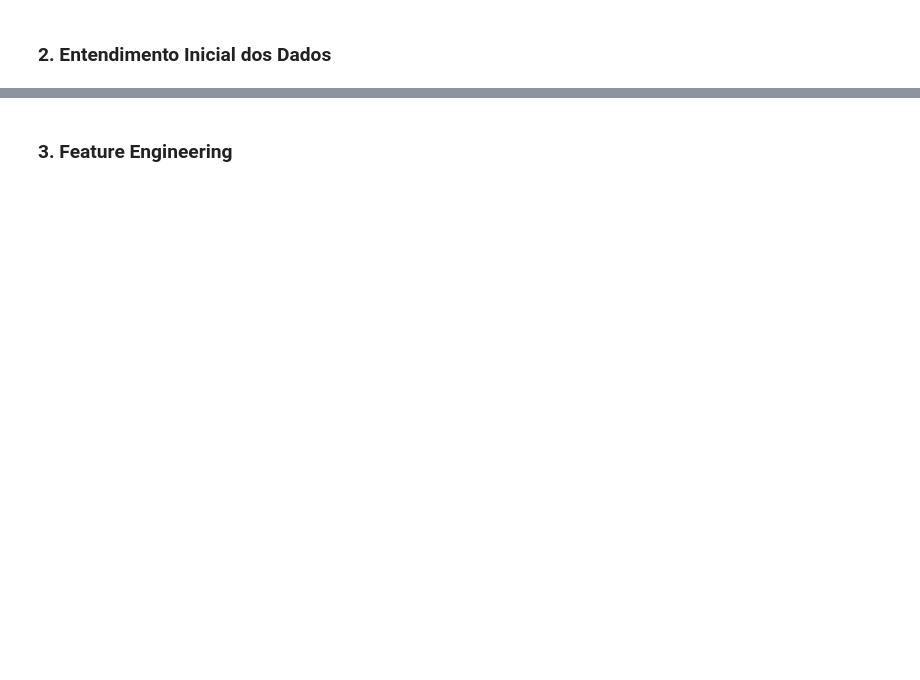
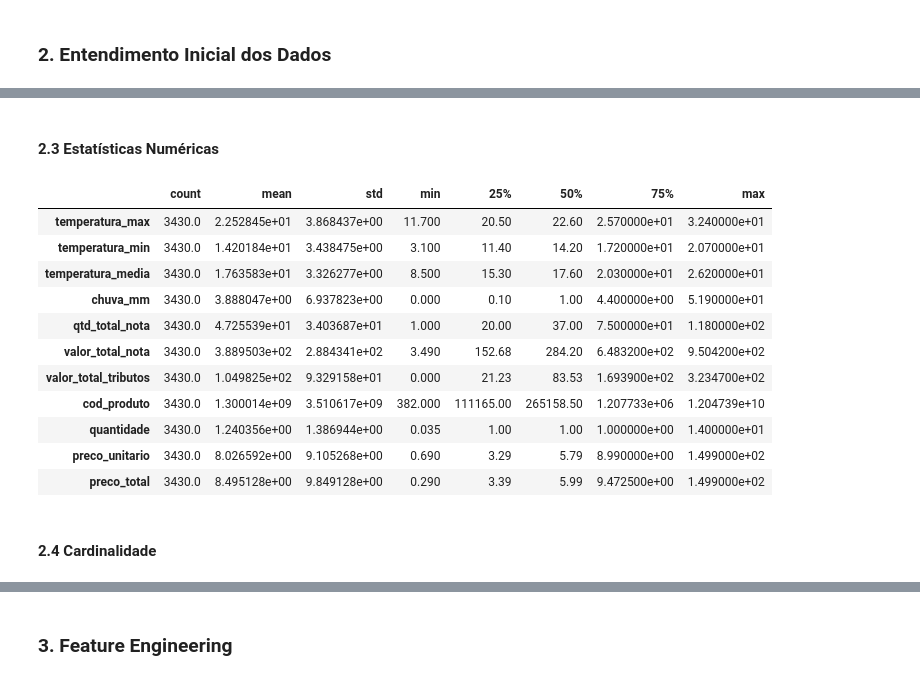
Before and after one commit to RenanScavazzini/model_supermarket, a Jupyter notebook: 03_modelagem.ipynb, the cells around one changed output, grey strips where cells are left out. Saved outputs shown, nothing was run; the diff lists cells and outputs as text; code cells hidden in the pictures; blank space fills up the shorter version.

```diff
--- a/03_modelagem.ipynb
+++ b/03_modelagem.ipynb
@@ -135,0 +152,2 @@ dtype: int64
+# %%
+results = analyze_dataset(df)
@@ -135,0 +185,19 @@ dtype: int64
+# %% [markdown]
+#### 2.3 Estatísticas Numéricas
+# %%
+results['numeric_description']
+# %% [output]
+|  | count | mean | std | min | 25% | 50% | 75% | max |
+| temperatura_max | 3430.0 | 2.252845e+01 | 3.868437e+00 | 11.700 | 20.50 | 22.60 | 2.570000e+01 | 3.240000e+01 |
+| temperatura_min | 3430.0 | 1.420184e+01 | 3.438475e+00 | 3.100 | 11.40 | 14.20 | 1.720000e+01 | 2.070000e+01 |
+| temperatura_media | 3430.0 | 1.763583e+01 | 3.326277e+00 | 8.500 | 15.30 | 17.60 | 2.030000e+01 | 2.620000e+01 |
+| chuva_mm | 3430.0 | 3.888047e+00 | 6.937823e+00 | 0.000 | 0.10 | 1.00 | 4.400000e+00 | 5.190000e+01 |
+| qtd_total_nota | 3430.0 | 4.725539e+01 | 3.403687e+01 | 1.000 | 20.00 | 37.00 | 7.500000e+01 | 1.180000e+02 |
+| valor_total_nota | 3430.0 | 3.889503e+02 | 2.884341e+02 | 3.490 | 152.68 | 284.20 | 6.483200e+02 | 9.504200e+02 |
+| valor_total_tributos | 3430.0 | 1.049825e+02 | 9.329158e+01 | 0.000 | 21.23 | 83.53 | 1.693900e+02 | 3.234700e+02 |
+| cod_produto | 3430.0 | 1.300014e+09 | 3.510617e+09 | 382.000 | 111165.00 | 265158.50 | 1.207733e+06 | 1.204739e+10 |
+| quantidade | 3430.0 | 1.240356e+00 | 1.386944e+00 | 0.035 | 1.00 | 1.00 | 1.000000e+00 | 1.400000e+01 |
+| preco_unitario | 3430.0 | 8.026592e+00 | 9.105268e+00 | 0.690 | 3.29 | 5.79 | 8.990000e+00 | 1.499000e+02 |
+| preco_total | 3430.0 | 8.495128e+00 | 9.849128e+00 | 0.290 | 3.39 | 5.99 | 9.472500e+00 | 1.499000e+02 |
+# %% [markdown]
+#### 2.4 Cardinalidade
```
Also changed, not shown: parts of 51 cells of this notebook, 7 other files.
